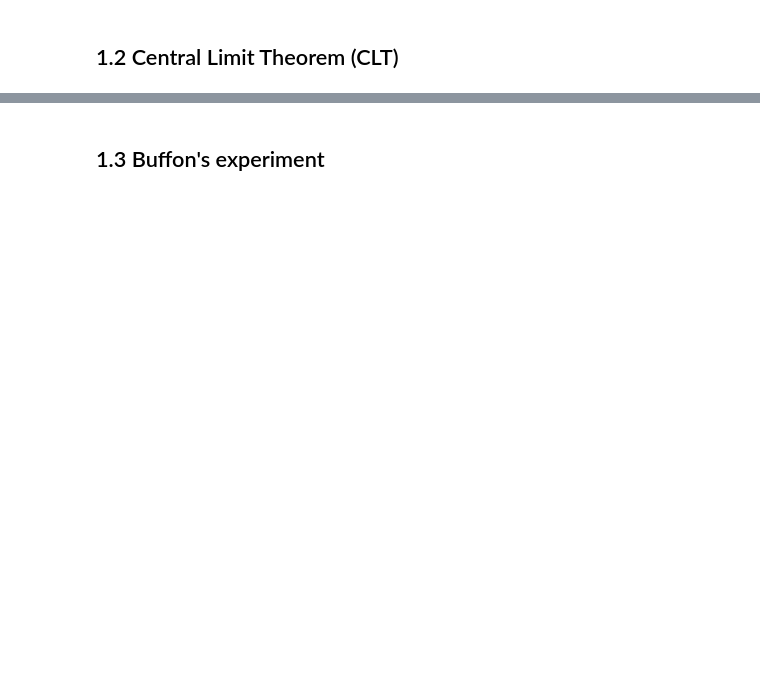
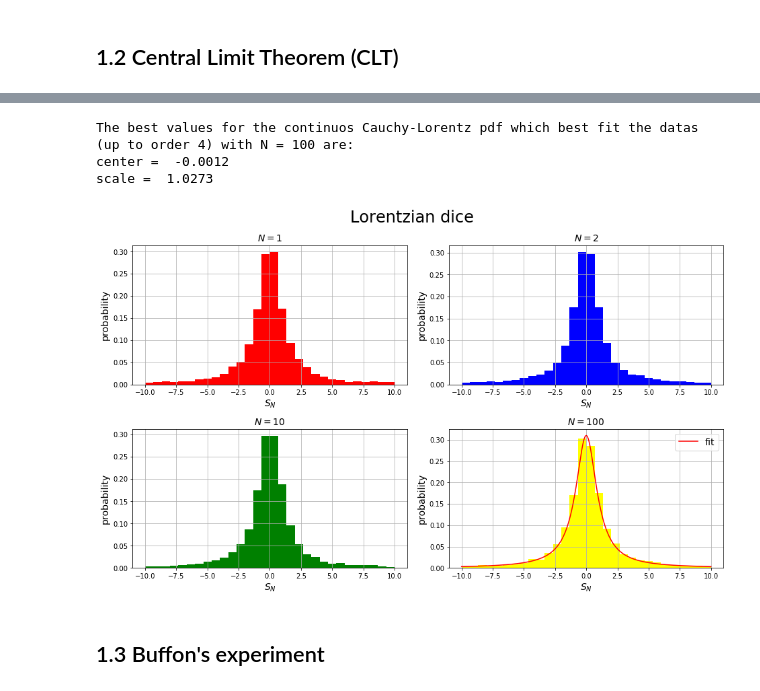
Before and after one commit to simonecodispoti/LSN_Exercises, a Jupyter notebook: excercise_1/Exercise1.ipynb, the cells around one changed output, grey strips where cells are left out. Saved outputs shown, nothing was run; the diff lists cells and outputs as text; code cells hidden in the pictures; blank space fills up the shorter version.

Commit message:
Completamento della prima simulazione: resta solo da discutere la parte teorica sul jupyter-notebook

```diff
--- a/excercise_1/Exercise1.ipynb
+++ b/excercise_1/Exercise1.ipynb
@@ -87,2 +195,65 @@ plt.show()
+# %%
+#The extreme values that dominate the Cauchy distribution make it the prototypical heavy-tailed distribution.
+#Informally, a distribution is often described as having heavy or “fat” tails if the probability of events in
+#the tails of the distribution are greater than what would be given by a Normal distribution.
+
+#attenzione alle code!!!
+
+file1 = open("Lorentz_1.txt")
+Lorentz1 = [float(i) for i in file1.read().splitlines()]
+file1.close()
+
+file2 = open("Lorentz_2.txt")
+Lorentz2 = [float(i) for i in file2.read().splitlines()]
+file2.close()
+
+file3 = open("Lorentz_3.txt")
+Lorentz3 = [float(i) for i in file3.read().splitlines()]
+file3.close()
+
+file4 = open("Lorentz_4.txt")
+Lorentz4 = [float(i) for i in file4.read().splitlines()]
+file4.close()
+
+fig, ((L1, L2), (L3, L4)) = plt.subplots(2, 2, constrained_layout=True, figsize=(8*0.5*(1+np.sqrt(5)),8))
+fig.suptitle("Lorentzian dice", fontsize=TITLE_SIZE)
+
+#vado a rigettare (scelta arbitraria: dipende solo dalla visualizzabilità dei grafici) tutti i dati fuori dall'intervallo [-10,10]
+
+L1.hist(Lorentz1, n_bin, density=True, facecolor='red', range=(-10,10))
+L1.set_title("$N = 1$", fontsize=LABEL_SIZE)
+
+L2.hist(Lorentz2, n_bin, density=True, facecolor='blue', range=(-10,10))
+L2.set_title("$N = 2$", fontsize=LABEL_SIZE)
+
+L3.hist(Lorentz3, n_bin, density=True, facecolor='green', range=(-10,10))
+L3.set_title("$N = 10$", fontsize=LABEL_SIZE)
+
+def Lorentz(x,center,scale):
+    return scale/(np.pi*(((x-center)**2)+scale**2))
+
+(center, scale) = stat.cauchy.fit(Lorentz4)     #parametri del fit lorentziano
+print("The best values for the continuos Cauchy-Lorentz pdf which best fit the datas (up to order 4) with N = 100 are:")
+print("center = ", round(center,4))
+print("scale = ", round(scale,4))
+
+x = np.linspace(-10,10,len(Lorentz4))
+
+fit = [Lorentz(i,center,scale) for i in x]       #fit lorentziano
+
+L4.hist(Lorentz4, n_bin, density=True, facecolor='yellow', range=(-10,10))
+L4.plot(x, fit, "red", label='fit')
+L4.set_title("$N = 100$", fontsize=LABEL_SIZE)
+L4.legend(fontsize=LABEL_SIZE)
+
+for i in fig.get_axes():
+    i.set_xlabel("$S_N$", fontsize=LABEL_SIZE)
+    i.set_ylabel("probability", fontsize=LABEL_SIZE)
+    i.grid(True)
+# %% [output]
+The best values for the continuos Cauchy-Lorentz pdf which best fit the datas (up to order 4) with N = 100 are:
+center =  -0.0012
+scale =  1.0273
+[figure, added]
 # %% [markdown]
 ## 1.3 Buffon's experiment
```
Also changed, not shown: parts of 6 cells of this notebook, 26 other files.
